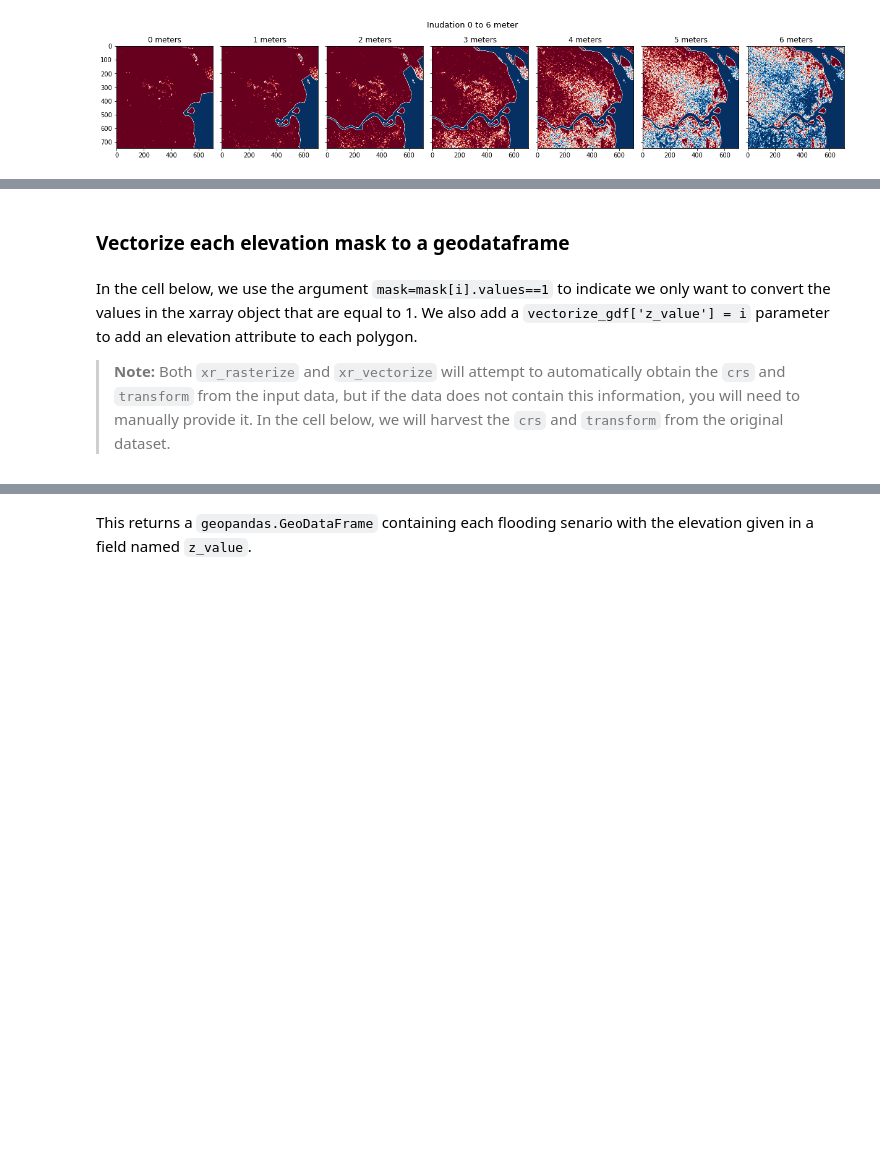
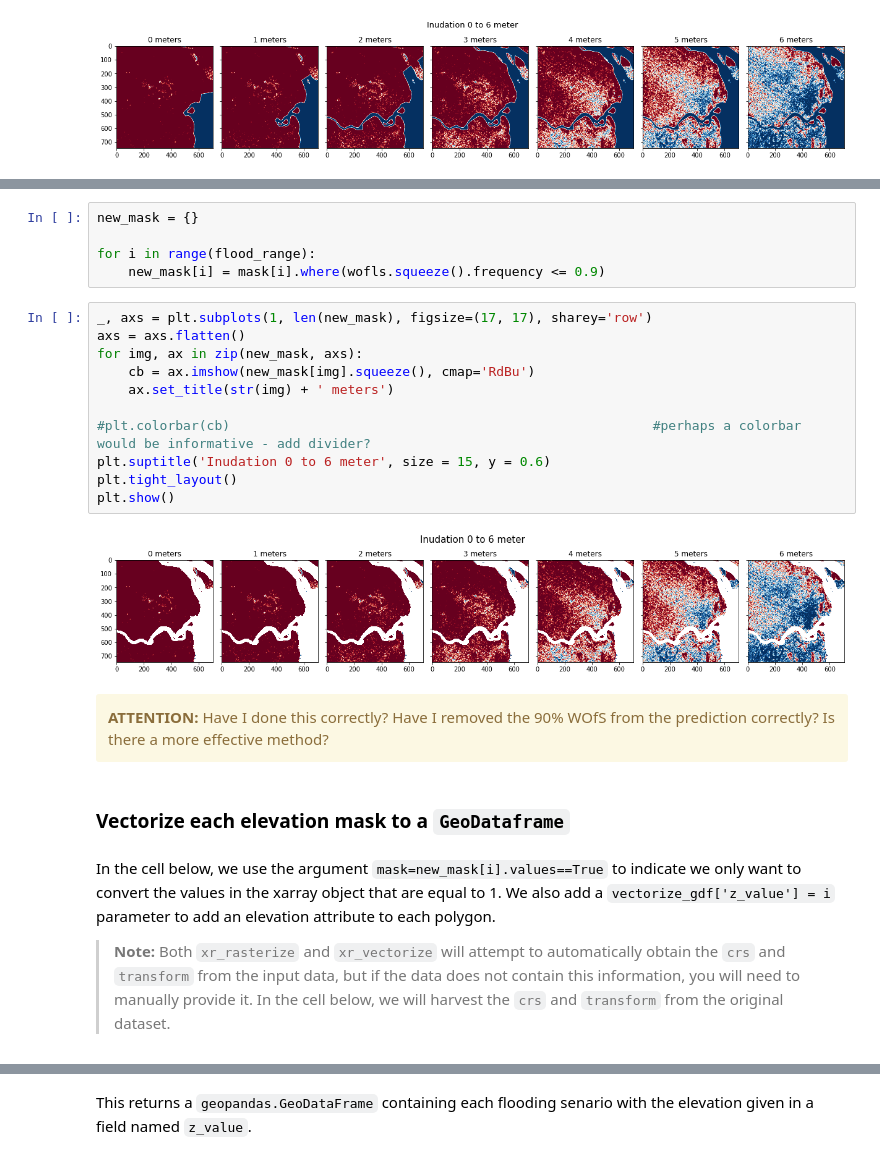
Before and after one commit to AdrianKriger/deafrica-sandbox-notebooks, a Jupyter notebook: Real_world_examples/Coastal_Inundation_Tool.ipynb, the cells around one changed output, grey strips where cells are left out. Cells and saved outputs as stored; diff of their text form; blank space fills up the shorter version.

```diff
--- a/Real_world_examples/Coastal_Inundation_Tool.ipynb
+++ b/Real_world_examples/Coastal_Inundation_Tool.ipynb
@@ -240,7 +301,27 @@ plt.show()
+# %%
+new_mask = {}
+
+for i in range(flood_range):
+    new_mask[i] = mask[i].where(wofls.squeeze().frequency <= 0.9)
+# %%
+_, axs = plt.subplots(1, len(new_mask), figsize=(17, 17), sharey='row')
+axs = axs.flatten()
+for img, ax in zip(new_mask, axs):
+    cb = ax.imshow(new_mask[img].squeeze(), cmap='RdBu')
+    ax.set_title(str(img) + ' meters')
+
+#plt.colorbar(cb)                                                      #perhaps a colorbar would be informative - add divider?
+plt.suptitle('Inudation 0 to 6 meter', size = 15, y = 0.6)
+plt.tight_layout()
+plt.show()
+# %% [output]
+[figure, added]
+# %% [markdown]
+<div class="alert alert-block alert-warning"><b>ATTENTION:</b> Have I done this correctly? Have I removed the 90% WOfS from the prediction correctly? Is there a more effective method?</div>
 # %% [markdown]
-### Vectorize each elevation mask to a geodataframe
+### Vectorize each elevation mask to a `GeoDataframe`
 # %% [markdown]
-In the cell below, we use the argument `mask=mask[i].values==1` to indicate we only want to convert the values in the xarray object that are equal to 1. We also add a `vectorize_gdf['z_value'] = i` parameter to add an elevation attribute to each polygon.
+In the cell below, we use the argument `mask=new_mask[i].values==True` to indicate we only want to convert the values in the xarray object that are equal to 1. We also add a `vectorize_gdf['z_value'] = i` parameter to add an elevation attribute to each polygon.
 
 > **Note:** Both `xr_rasterize` and `xr_vectorize` will attempt to automatically obtain the `crs` and `transform` from the input data, but if the data does not contain this information, you will need to manually provide it. In the cell below, we will harvest the `crs` and `transform` from the original dataset.
 # %%
```
Also changed, not shown: parts of 37 cells of this notebook.
